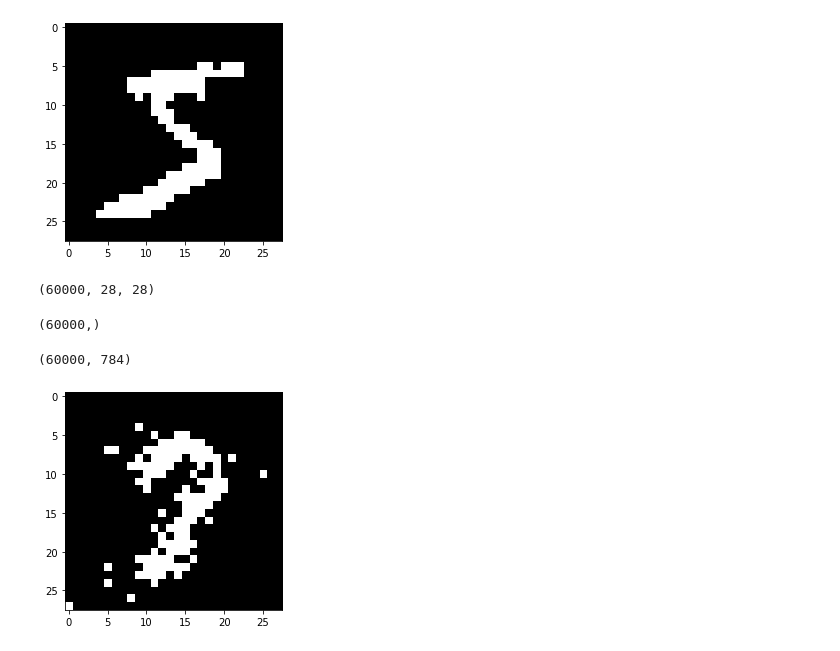
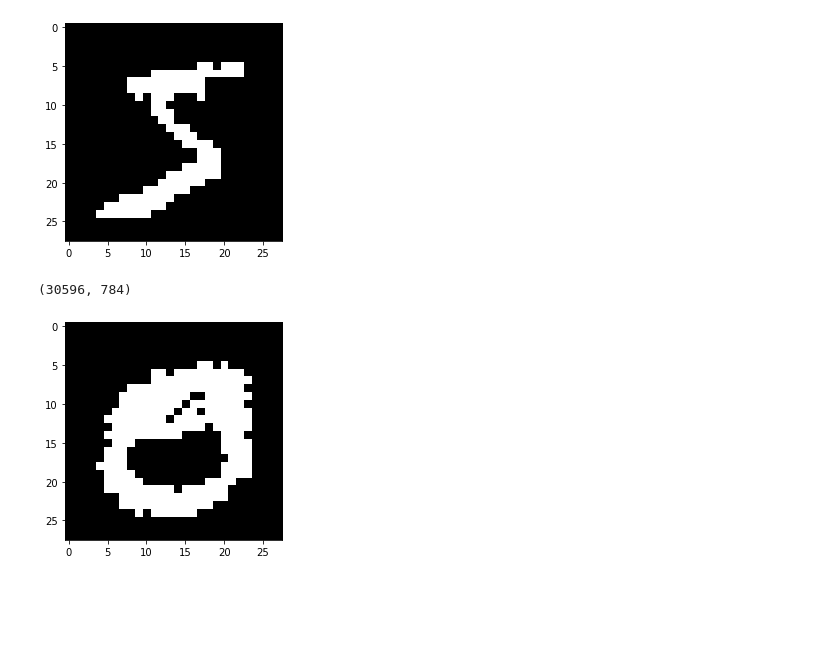
Before and after one commit to Matthieu-LORMEAU/rbm-project, a Jupyter notebook: notebooks/Test DNN alpha_digits.ipynb, the cells around one changed output. Cells and saved outputs as stored; diff of their text form; code cells hidden in the pictures; blank space fills up the shorter version.

```diff
--- a/notebooks/Test DNN alpha_digits.ipynb
+++ b/notebooks/Test DNN alpha_digits.ipynb
@@ -102,20 +97,16 @@ plt.imshow(img[0], cmap='gray')
 plt.show()
 # %% [output]
 [figure]
-# %%
-img.shape
-# %% [output]
-(60000, 28, 28)
-# %%
-label.shape
-# %% [output]
-(60000,)
 # %%
 img = [img[i].flatten().reshape(1,-1) for i in range(img.shape[0])]
 img = np.concatenate(img)
-# %%
-img.shape
-# %% [output]
-(60000, 784)
+# %%
+# les than 5
+numbers = train[0][0][train[1][0]<5]
+numbers = [numbers[i].flatten() for i in range(numbers.shape[0])]
+numbers = np.array(numbers)
+numbers.shape
+# %% [output]
+(30596, 784)
 # %%
 dnn = DNN(784, [512, 128], 10)
@@ -124,5 +115,5 @@ dnn.pretrain(img[indices], 128, num_epochs=5, lr=0.1, verbose=False)
 # %%
-plt.imshow(dnn.generate_image_DBN(1,10, reshape=(28, 28))[0], cmap='gray')
+plt.imshow(dnn.generate_image_DBN(1,100, reshape=(28, 28))[0], cmap='gray')
 plt.show()
 # %% [output]
-[figure, old version]
+[figure, new version]
```
Also changed, not shown: parts of 17 cells of this notebook, 2 other files.
